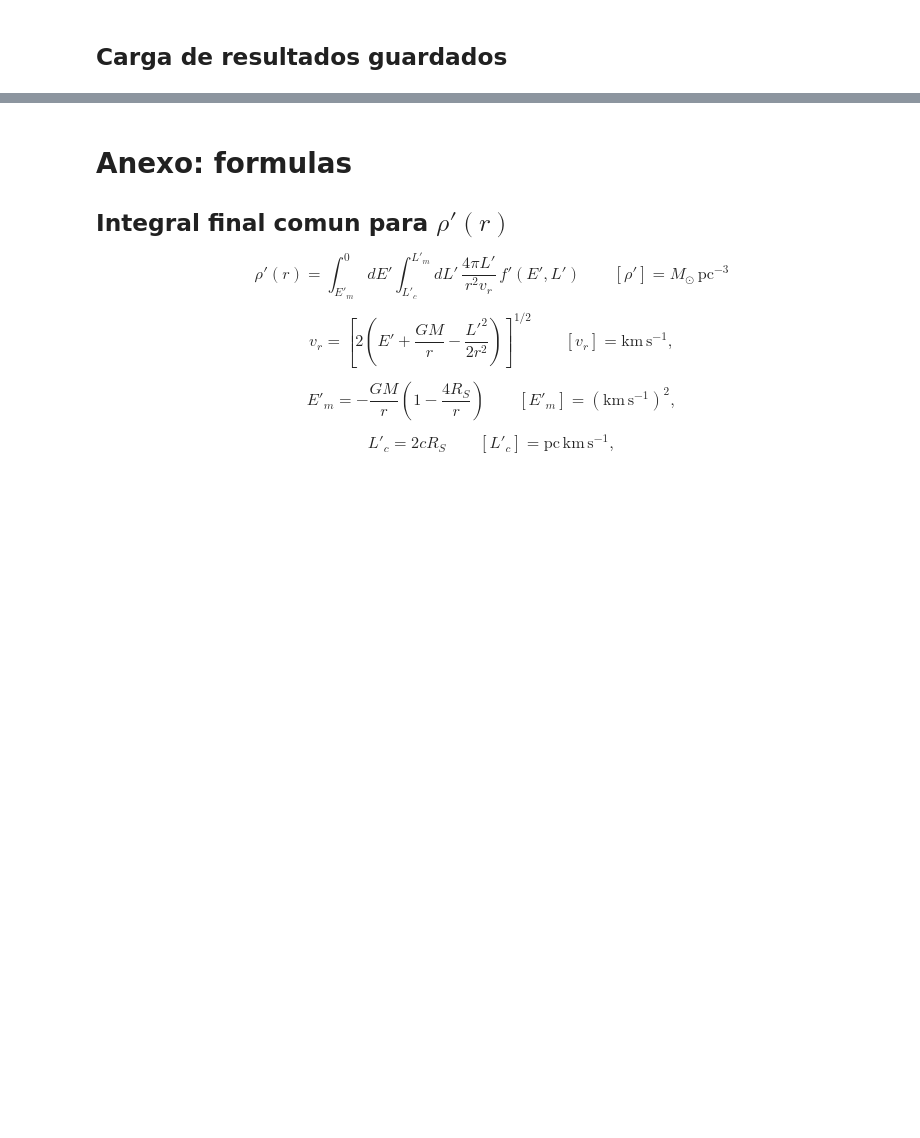
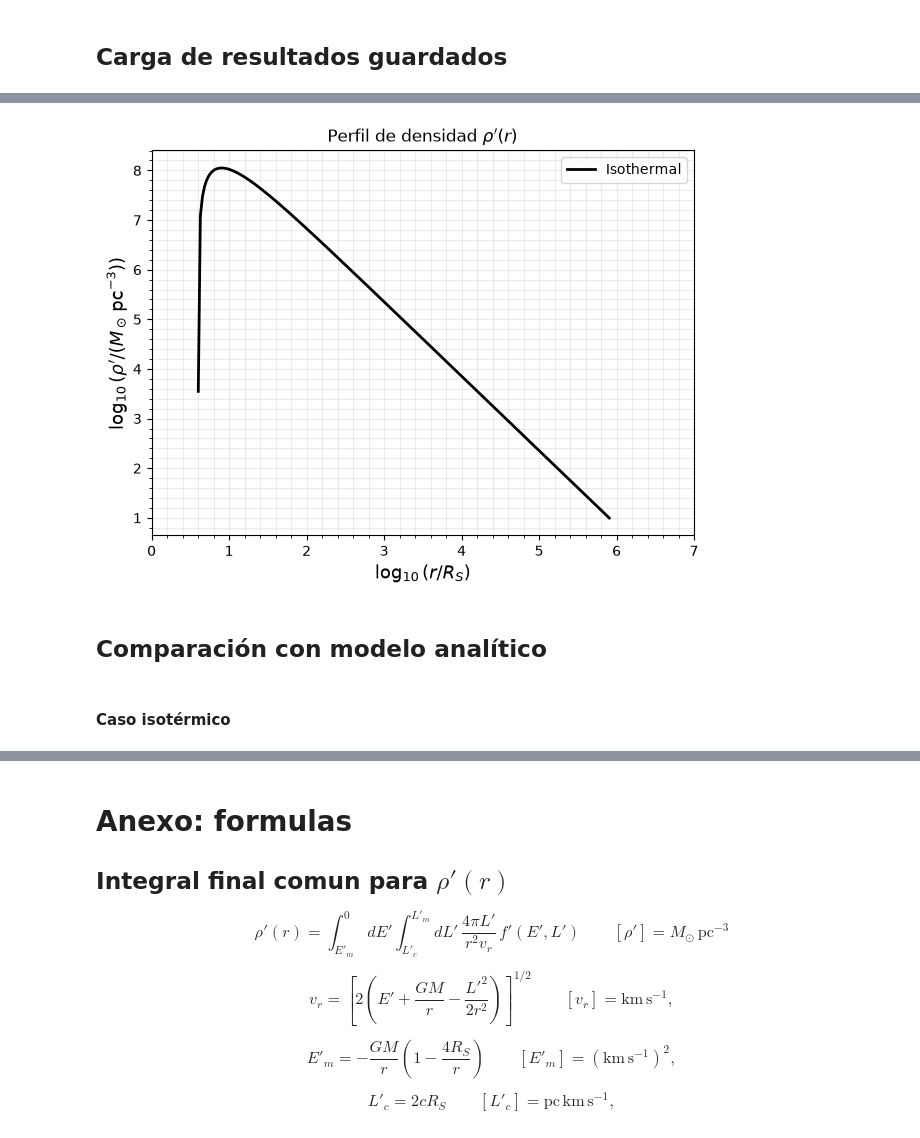
Before and after one commit to MagneticFungi/DM-spikes, a Jupyter notebook: perfiles_densidad.ipynb, the cells around one changed output, grey strips where cells are left out. Cells and saved outputs as stored; diff of their text form; code cells hidden in the pictures; blank space fills up the shorter version.

```diff
--- a/perfiles_densidad.ipynb
+++ b/perfiles_densidad.ipynb
@@ -140,5 +152,5 @@ for archivo in dm.list_density_profiles():
 # %%
-archivo_a_cargar = "results/NOMBRE_DEL_ARCHIVO.npz"
+archivo_a_cargar = "results/perfiles_densidad_gs_gammas_20260725_142613.npz"
 datos_cargados = False
 
 try:
@@ -182,0 +201,22 @@ else:
+# %%
+if datos_cargados:
+    plt.figure(figsize=(7, 5))
+
+    plt.plot(np.log10(r_iso / R_S), np.log10(rho_iso), color="black", lw=2, label="Isothermal")
+    plt.xlabel(r"$\log_{10}(r/R_S)$", fontsize=13)
+    plt.ylabel(r"$\log_{10}(\rho'/(M_\odot\,\mathrm{pc}^{-3}))$", fontsize=13)
+    plt.title(r"Perfil de densidad $\rho'(r)$")
+    plt.xlim(0, 7)
+    plt.grid(True, which="both", alpha=0.25)
+    plt.minorticks_on()
+    plt.legend(frameon=True)
+    plt.show()
+
+else:
+    print("Carga primero un archivo .npz para graficar perfiles guardados.")
+# %% [output]
+[figure, added]
+# %% [markdown]
+## Comparación con modelo analítico
+# %% [markdown]
+#### Caso isotérmico
```
Also changed, not shown: parts of 16 cells of this notebook, 1 other file.
